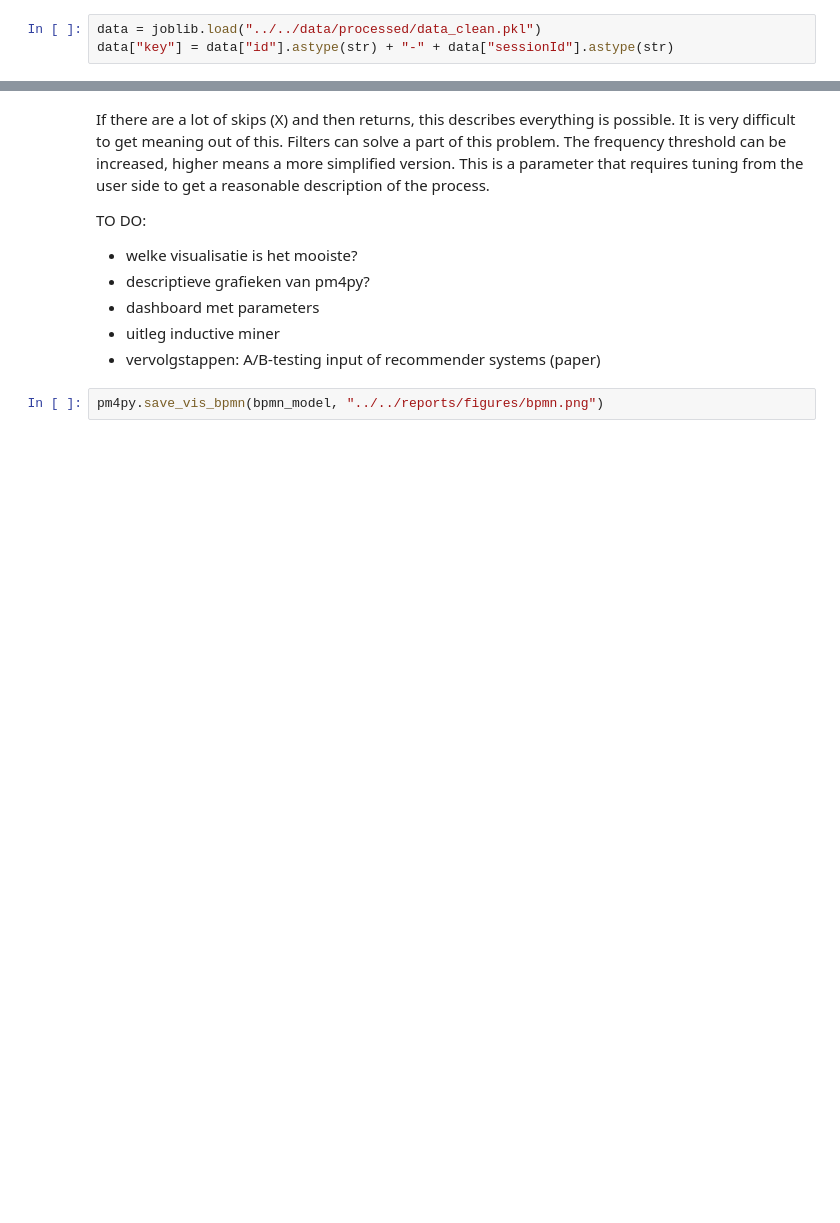
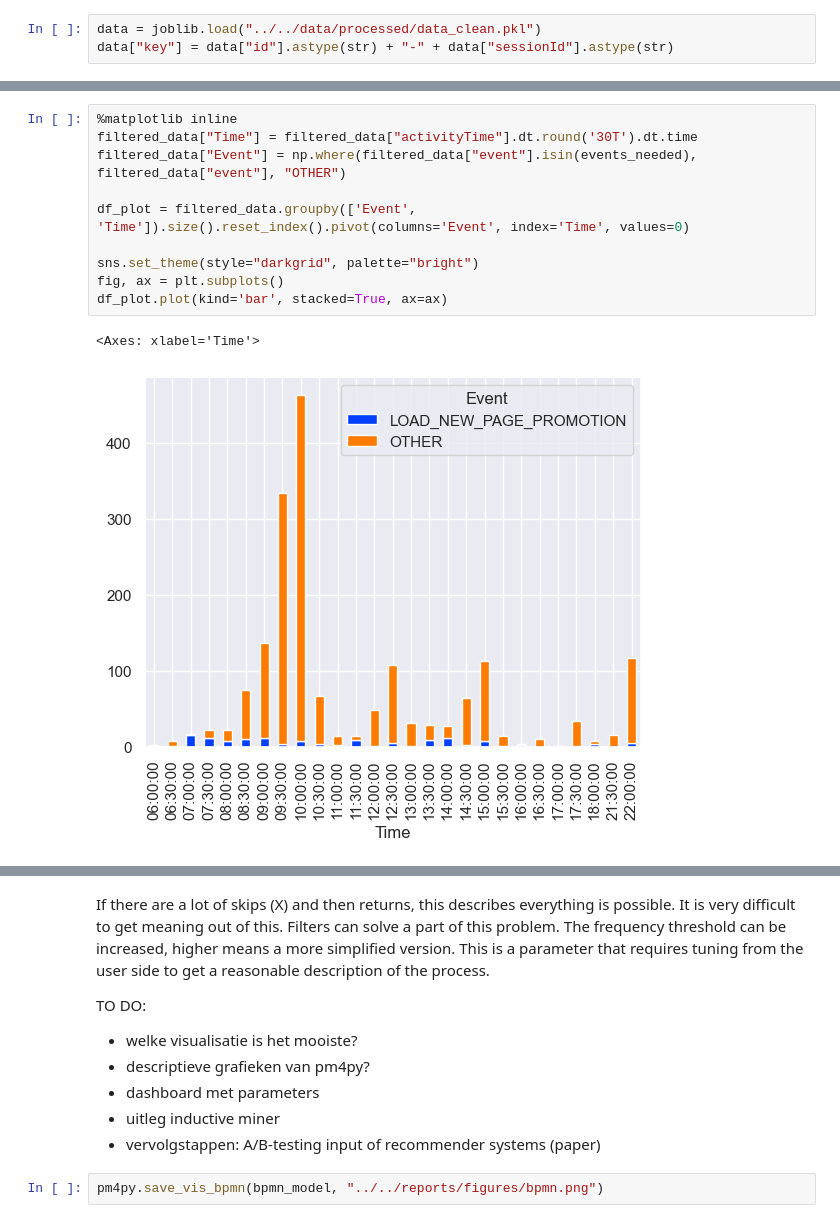
Before and after one commit to TimCosemans/ALGO-Smeg, a Jupyter notebook: src/models/process_model.ipynb, the cells around one changed output, grey strips where cells are left out. Cells and saved outputs as stored; diff of their text form; blank space fills up the shorter version.

```diff
--- a/src/models/process_model.ipynb
+++ b/src/models/process_model.ipynb
@@ -69,0 +77,13 @@ TypeError: view_performance_dfg() missing 2 required positional arguments: 'star
+# %%
+%matplotlib inline
+filtered_data["Time"] = filtered_data["activityTime"].dt.round('30T').dt.time
+filtered_data["Event"] = np.where(filtered_data["event"].isin(events_needed), filtered_data["event"], "OTHER")
+
+df_plot = filtered_data.groupby(['Event', 'Time']).size().reset_index().pivot(columns='Event', index='Time', values=0)
+
+sns.set_theme(style="darkgrid", palette="bright")
+fig, ax = plt.subplots()
+df_plot.plot(kind='bar', stacked=True, ax=ax)
+# %% [output]
+<Axes: xlabel='Time'>
+[figure, added]
```
Also changed, not shown: parts of 10 cells of this notebook, 5 other files.
